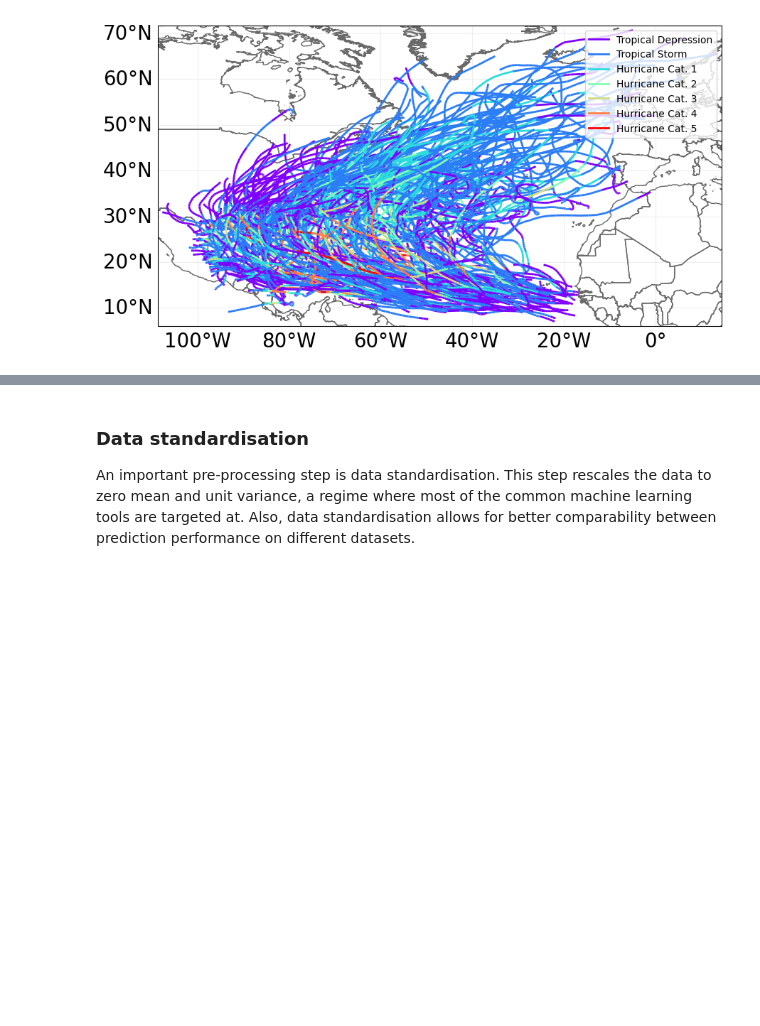
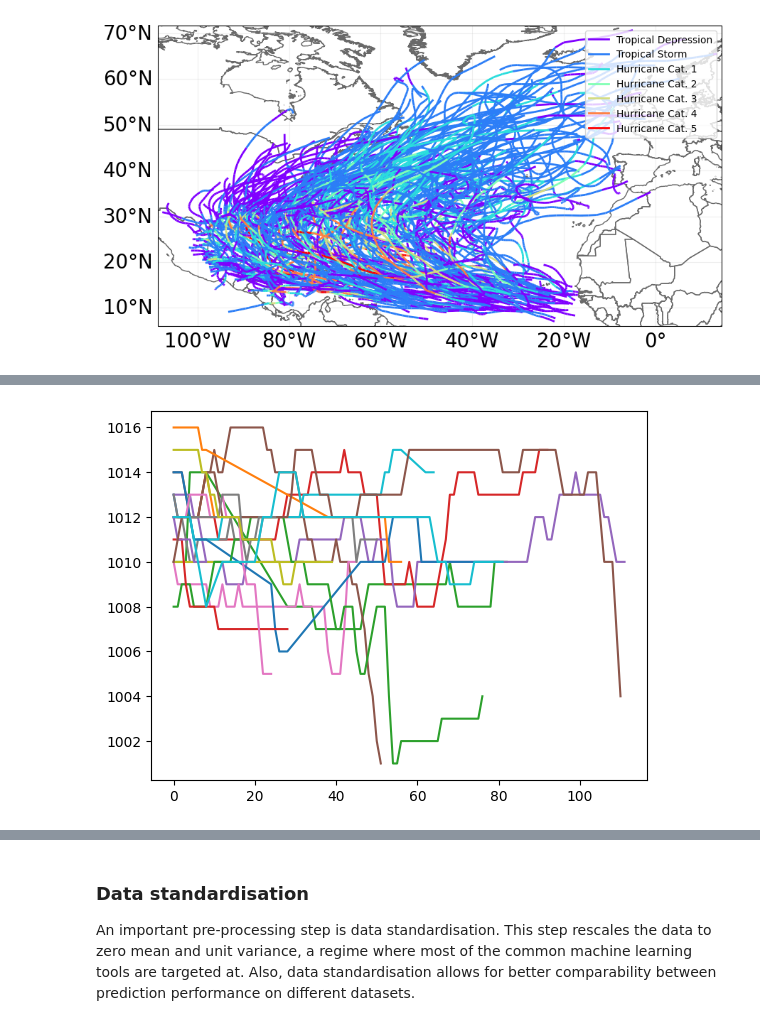
Before and after one commit to ejbrun/koopman_learning_tropical_cyclone, a Jupyter notebook: examples/koopman_kernel_for_TC.ipynb, the cells around one changed output, grey strips where cells are left out. Saved outputs shown, nothing was run; the diff lists cells and outputs as text; code cells hidden in the pictures; blank space fills up the shorter version.

```diff
--- a/examples/koopman_kernel_for_TC.ipynb
+++ b/examples/koopman_kernel_for_TC.ipynb
@@ -49,0 +64,5 @@ ax = tc_tracks.plot()
+# %%
+fig, ax = plt.subplots()
+plot_feature(tc_tracks, "environmental_pressure", ax, n_tracks=20)
+# %% [output]
+[figure, added]
```
Also changed, not shown: parts of 64 cells of this notebook, 1 other file.
